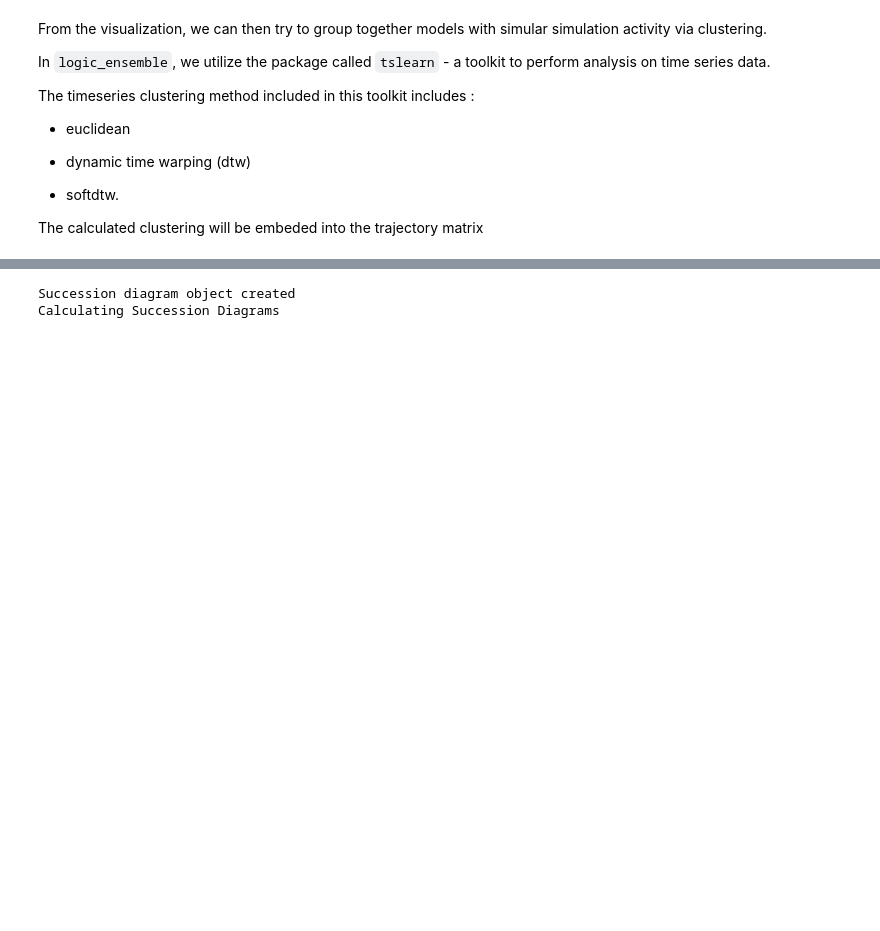
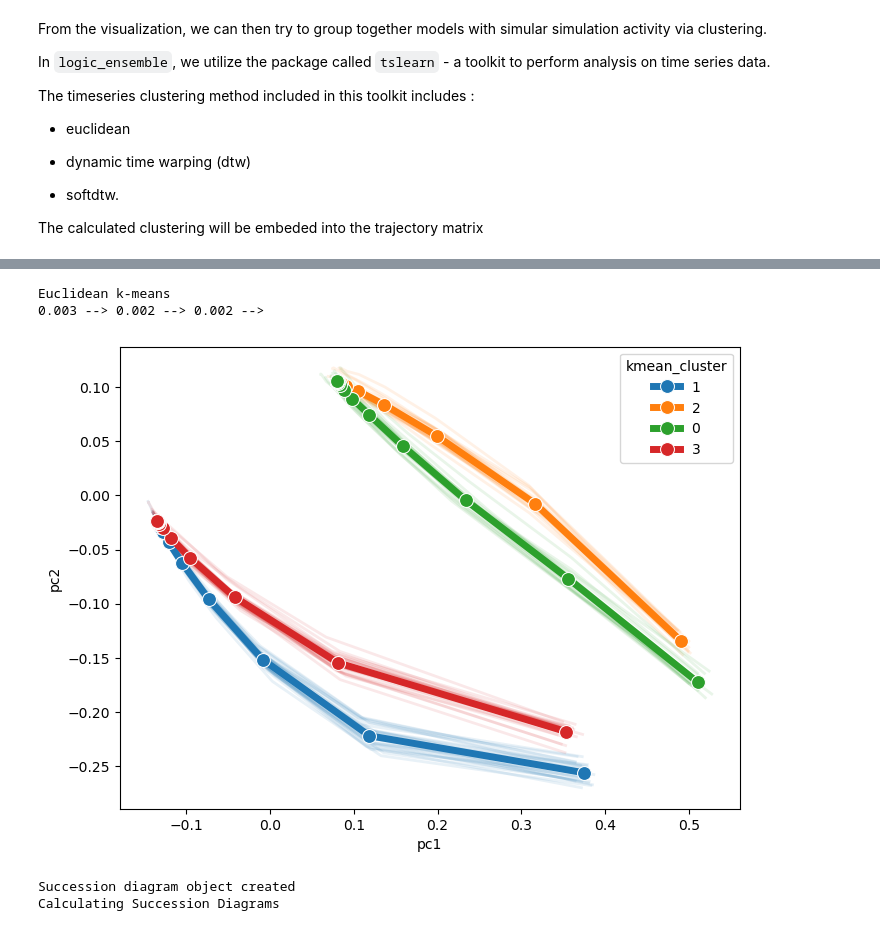
Before and after one commit to sysbio-curie/AstroLogics, a Jupyter notebook: scripts/Tutorial_BonesisTutorial_v2.ipynb, the cells around one changed output, grey strips where cells are left out. Cells and saved outputs as stored; diff of their text form; code cells hidden in the pictures; blank space fills up the shorter version.

Commit message:
Update dotplot visualization

```diff
--- a/scripts/Tutorial_BonesisTutorial_v2.ipynb
+++ b/scripts/Tutorial_BonesisTutorial_v2.ipynb
@@ -150,3 +150,10 @@ plt.close()
+# %%
+model.trajectory.calculate_kmean_cluster(n_cluster=4)
+model.trajectory.plot_trajectory_cluster()
+# %% [output]
+Euclidean k-means
+0.003 --> 0.002 --> 0.002 -->
+[figure, added]
 # %%
 model.create_succession_diagram()
 model.succession_diagram.calculate_succession_diagram()
```
Also changed, not shown: parts of 14 cells of this notebook, 5 other files.
